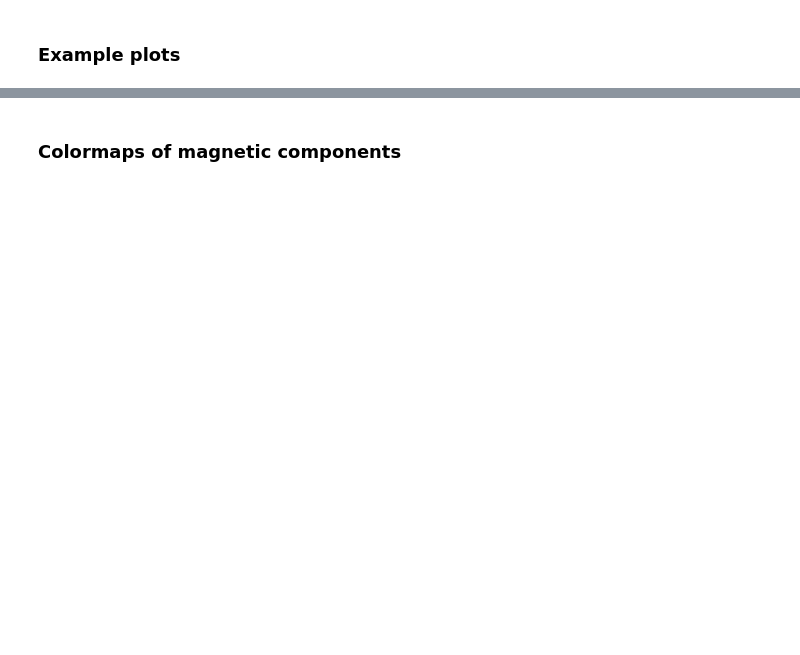
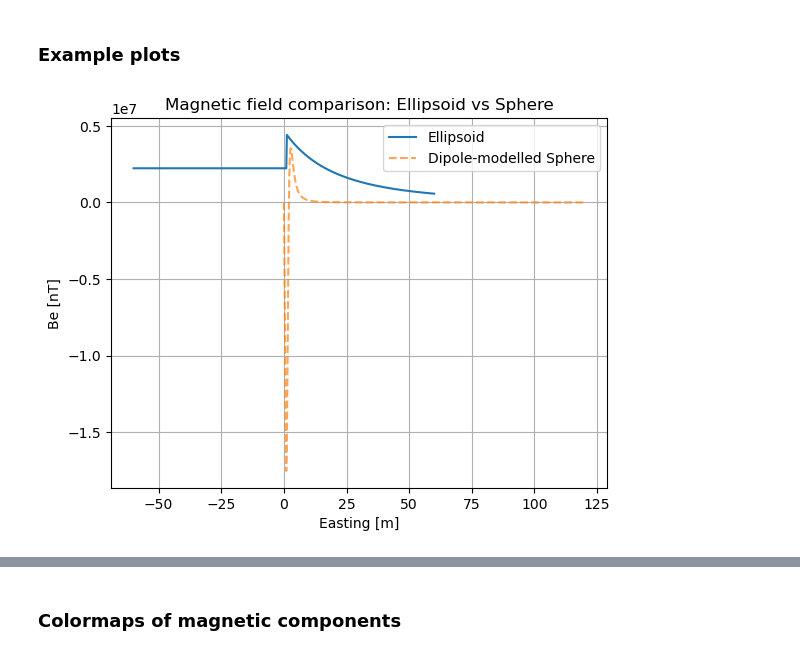
Before and after one commit to ubcgif/2025-baker-ellipsoids, a Jupyter notebook: notebooks/Example_Plots.ipynb, the cells around one changed output, grey strips where cells are left out. Drawn from its saved outputs; the diff is of its cells as text; code cells hidden in the pictures; blank space fills up the shorter version.

Commit message:
Plot to compare spherical magnetic field to our magnetic field - incomplete

```diff
--- a/notebooks/Example_Plots.ipynb
+++ b/notebooks/Example_Plots.ipynb
@@ -12,5 +12,58 @@ from matplotlib import cm
 from mpl_toolkits.mplot3d import Axes3D
 np.set_printoptions(threshold=sys.maxsize)
 H0 = np.array([5, 5, 5])
+# %%
+import numpy as np
+import matplotlib.pyplot as plt
+import harmonica as hm
+from functions import ProlateEllipsoid, ellipsoid_magnetics
+
+mu_0 = 4 * np.pi * 1e-7
+# Define external magnetic field
+# ------------------------------
+magnitude, inclination, declination = 55_000, 0.0, 90.0
+igrf = np.array(hm.magnetic_angles_to_vec(magnitude, inclination, declination))  # shape (3,)
+
+# Define ellipsoid (make it nearly a sphere)
+# ------------------------------------------
+a = 60.0
+b = 59.999  # very close to a
+ellipsoid = ProlateEllipsoid(a=a, b=b, yaw=0, pitch=0, centre=(1, 1, 1))
+k = 0.1
+
+# Define observation points along easting
+# ---------------------------------------
+easting = np.linspace(0, 2 * a, 501)
+northing, upward = np.zeros_like(easting), np.zeros_like(easting)
+coordinates = tuple(np.atleast_2d(c) for c in (easting, northing, upward))
+
+# Compute magnetic field for ellipsoid
+# ------------------------------------
+be, bn, bu = ellipsoid_magnetics(coordinates, ellipsoid, k, igrf, field="b")
+be = be.ravel()
+be_anom = be  - mu_0 * igrf[0] * 1e9
+
+# Compute magnetic field for a sphere (analytic)
+# ----------------------------------------------
+
+M = k * igrf # magnetisation due to a sphere... M = (3 * k / (3 + k)) * igrf ?
+dipole = (1, 1, 1)
+volume = (4/3) * np.pi * a**3
+magnetic_moment = volume * M
+b_e, b_n, b_u = hm.dipole_magnetic(coordinates, dipole, magnetic_moment, field="b")
+b_e = b_e.ravel()
+
+# Plot comparison
+# ---------------
+plt.plot(easting-60, be_anom, label="Ellipsoid")
+plt.plot(easting, b_e * 1e-4, '--', label="Dipole-modelled Sphere", alpha=0.7)
+plt.xlabel("Easting [m]")
+plt.ylabel("Be [nT]")
+plt.legend()
+plt.title("Magnetic field comparison: Ellipsoid vs Sphere")
+plt.grid(True)
+plt.show()
+# %% [output]
+[figure, added]
 # %%
 type(H0)
```
Also changed, not shown: parts of 4 cells of this notebook.
